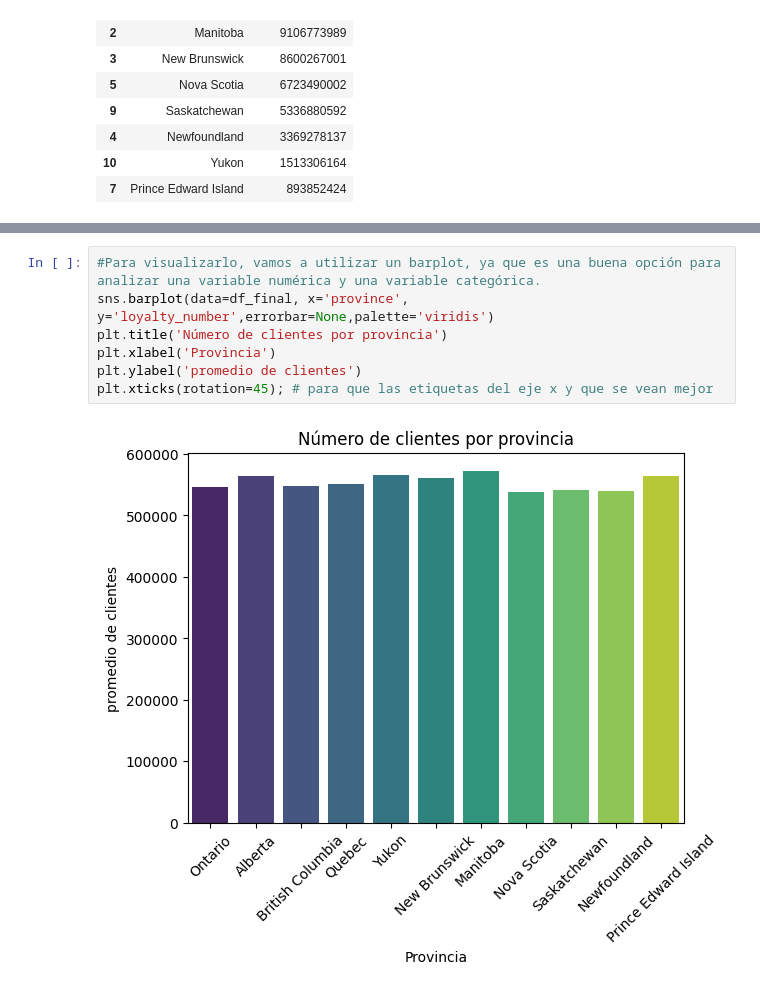
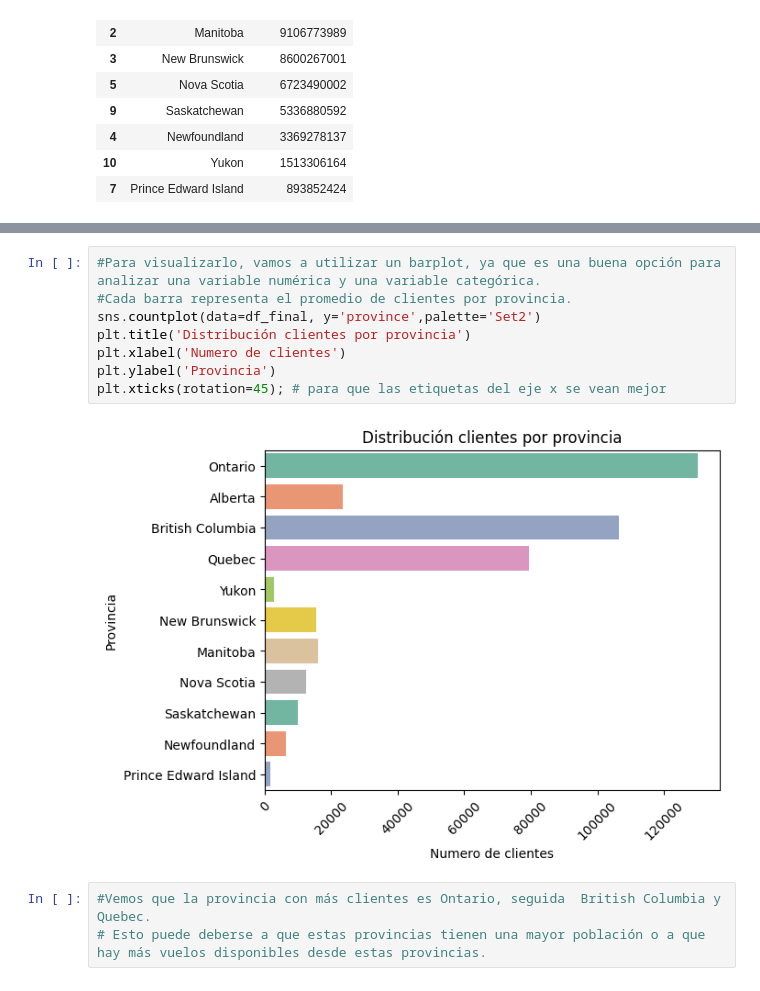
Before and after one commit to Adalab/bda-modulo-3-evaluacion-final-jesgonza2026, a Jupyter notebook: fase_3_evaluacion_final_jesica.ipynb, the cells around one changed output, grey strips where cells are left out. Cells and saved outputs as stored; diff of their text form.

Commit message:
ejercicio finalizado

```diff
--- a/fase_3_evaluacion_final_jesica.ipynb
+++ b/fase_3_evaluacion_final_jesica.ipynb
@@ -114,9 +99,13 @@ df_final.groupby('province')['loyalty_number'].sum().reset_index().sort_values('
 # %%
 #Para visualizarlo, vamos a utilizar un barplot, ya que es una buena opción para analizar una variable numérica y una variable categórica.
-sns.barplot(data=df_final, x='province', y='loyalty_number',errorbar=None,palette='viridis')
-plt.title('Número de clientes por provincia')
-plt.xlabel('Provincia')
-plt.ylabel('promedio de clientes')
-plt.xticks(rotation=45); # para que las etiquetas del eje x y que se vean mejor
+#Cada barra representa el promedio de clientes por provincia.
+sns.countplot(data=df_final, y='province',palette='Set2')
+plt.title('Distribución clientes por provincia')
+plt.xlabel('Numero de clientes')
+plt.ylabel('Provincia')
+plt.xticks(rotation=45); # para que las etiquetas del eje x se vean mejor
 # %% [output]
-[figure, old version]
+[figure, new version]
+# %%
+#Vemos que la provincia con más clientes es Ontario, seguida  British Columbia y Quebec.
+# Esto puede deberse a que estas provincias tienen una mayor población o a que hay más vuelos disponibles desde estas provincias.
```
Also changed, not shown: parts of 7 cells of this notebook, 1 other file.
